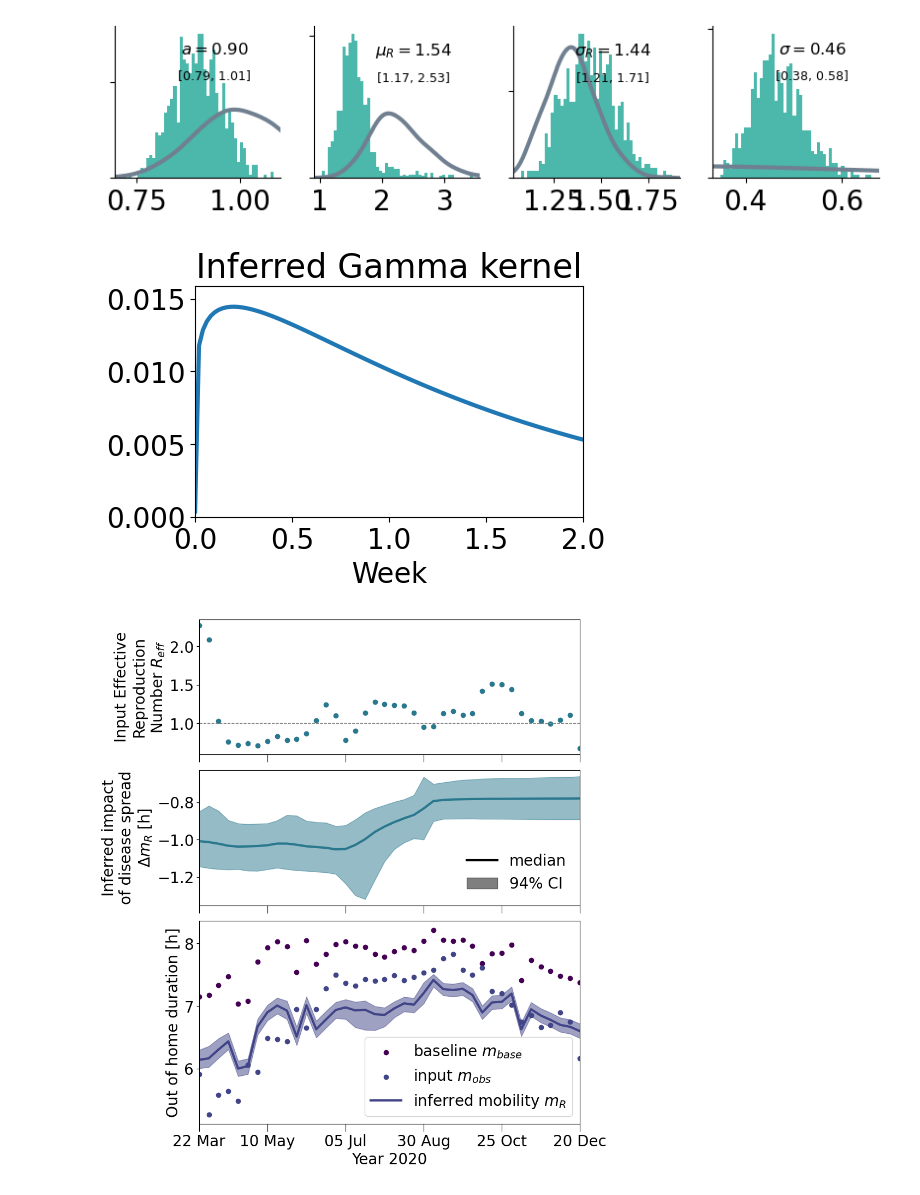
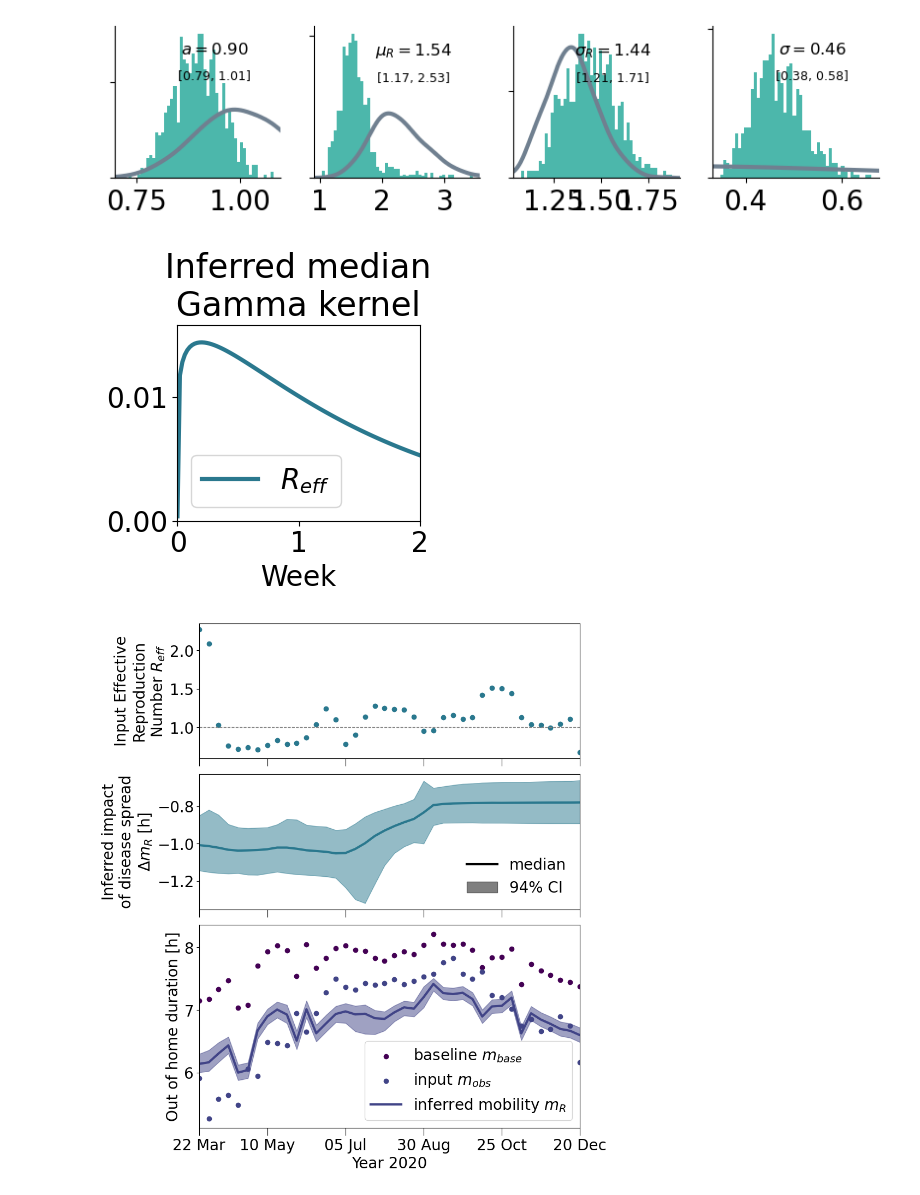
Before and after one commit to Priesemann-Group/mobility_inference, a Jupyter notebook: model.ipynb, the cells around one changed output. Cells and saved outputs as stored; diff of their text form; code cells hidden in the pictures.

```diff
--- a/model.ipynb
+++ b/model.ipynb
@@ -703,20 +738,10 @@ INFO     [pymc] Sampling: [sigma_R]
 Sampling: [sigma]
 INFO     [pymc] Sampling: [sigma]
 [figure]
-# %%
-# plot Gamma distribution with inferred mean and standard deviation
-fig, ax = plt.subplots(1, 1, figsize=(5, 3))
-max_x = 2
-x = np.linspace(0, max_x, 100)
-y = cov19.model._utility.tt_gamma(x, mu=np.median(R_trace.posterior['mu_R']), sigma=np.median(R_trace.posterior['sigma_R'])).eval()
-ax.plot(x, y, linewidth=3)
-ax.set_xlabel("Week")
-ax.set_title("Inferred Gamma kernel")
-ax.set_xlim(0, max_x)
-ax.set_ylim(0, 1.1*np.max(y))
-fig.savefig(f"figures/{tag}_gamma_kernel.png", dpi=300, bbox_inches="tight")
-# %% [output]
-[figure, removed]
+# %%
+plot_gamma_kernel(R_trace, tag, {"mu": "mu_R", "sigma": "sigma_R", "label": "$R_{eff}$", "color": color_R})
+# %% [output]
+[figure, added]
 # %%
 fig, axs = plt.subplots(3, 1, figsize=(9, 12), height_ratios=[2, 2, 3], sharex=True)
 
```
Also changed, not shown: parts of 17 cells of this notebook, 5 other files.
